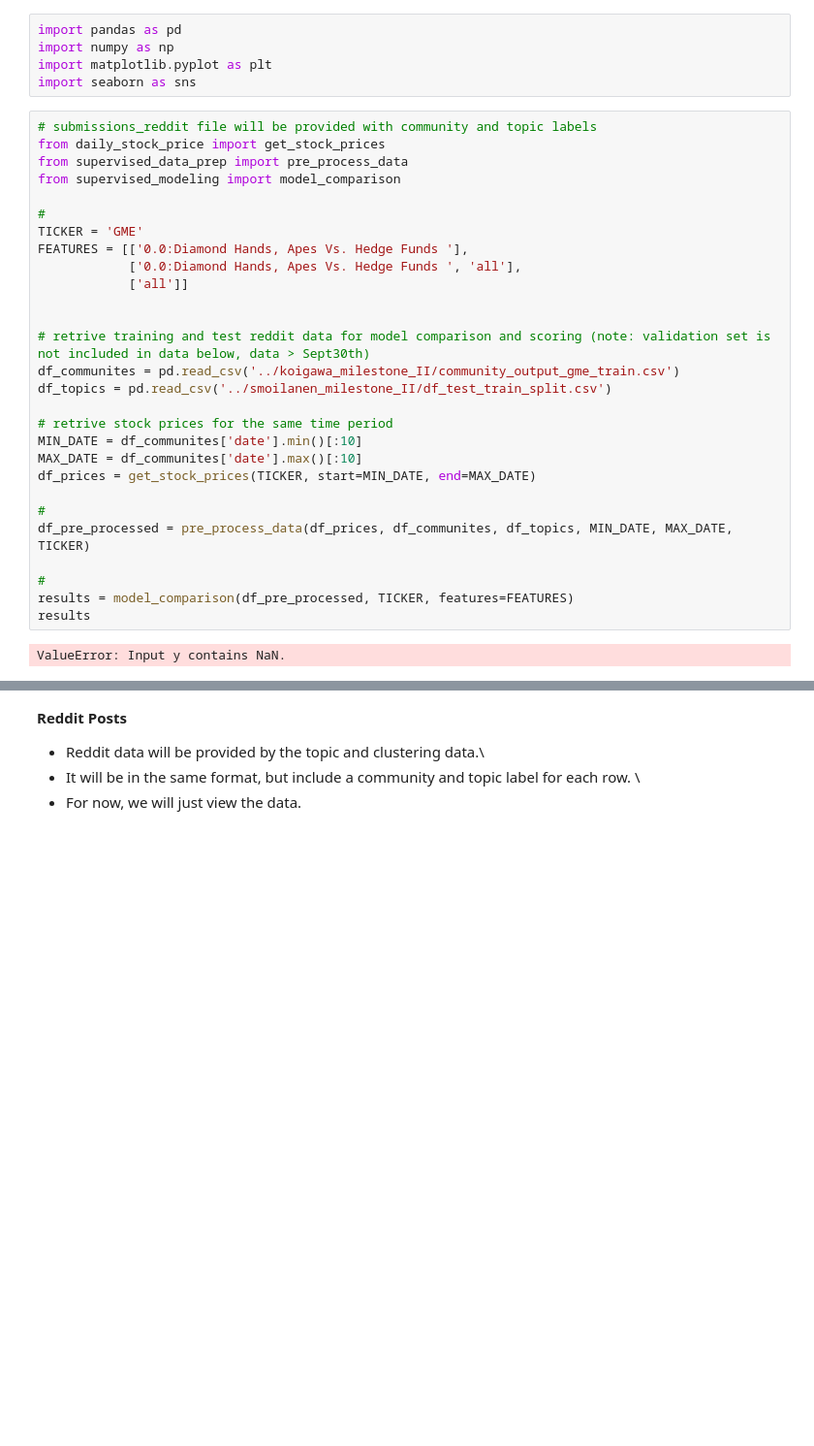
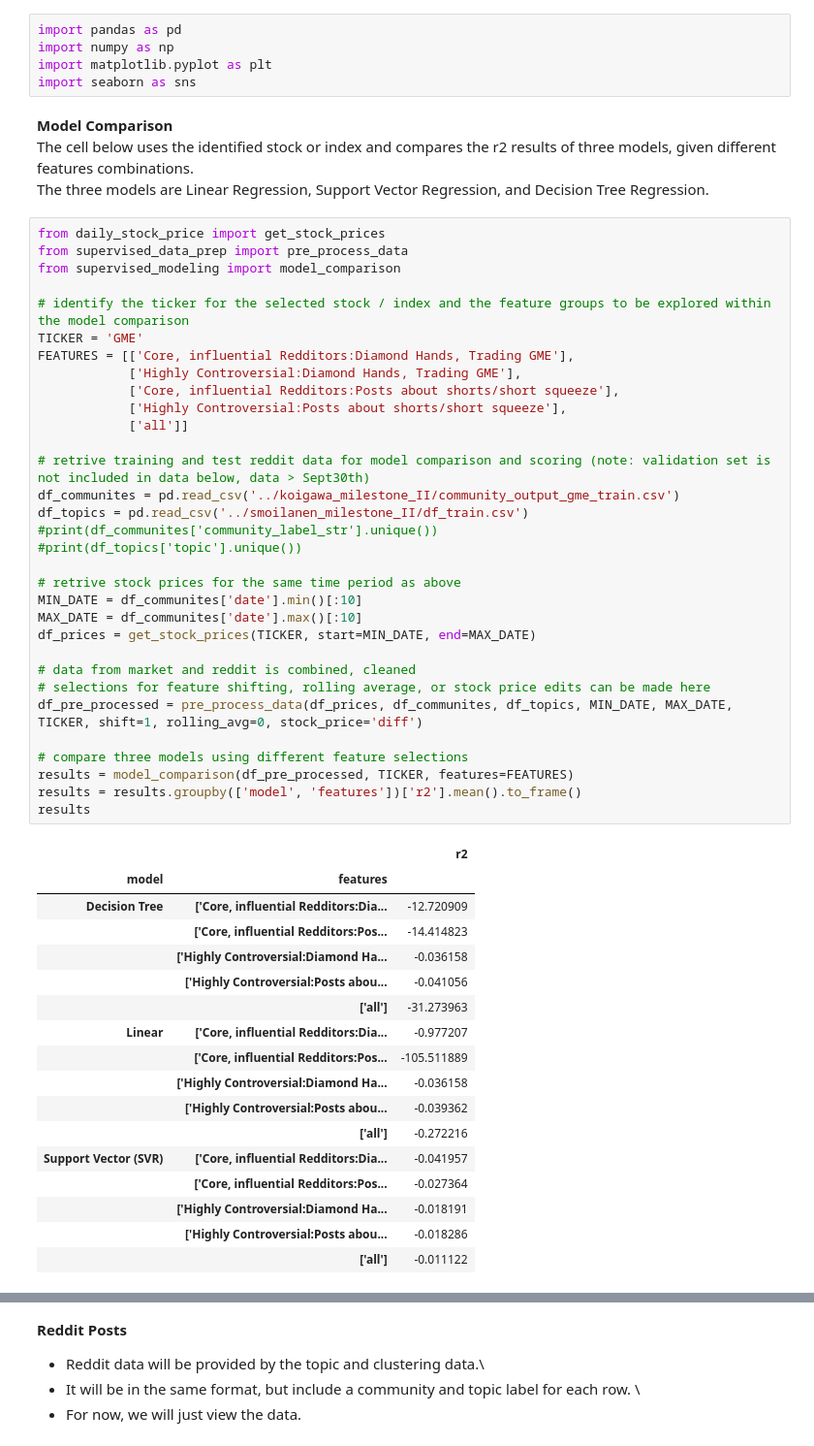
Before and after one commit to carldebski/mads_milestone_II, a Jupyter notebook: cdebski_milestone_II/model_comparison.ipynb, the cells around one changed output, grey strips where cells are left out. Shown at 97% size. Drawn from its saved outputs; the diff is of its cells as text; blank space fills up the shorter version.

Commit message:
updated community labels and topic groups

```diff
--- a/cdebski_milestone_II/model_comparison.ipynb
+++ b/cdebski_milestone_II/model_comparison.ipynb
@@ -3,33 +3,57 @@ import pandas as pd
 import numpy as np
 import matplotlib.pyplot as plt
 import seaborn as sns
+# %% [markdown]
+**Model Comparison** \
+The cell below uses the identified stock or index and compares the r2 results of three models, given different features combinations.\
+The three models are Linear Regression, Support Vector Regression, and Decision Tree Regression.
 # %%
-# submissions_reddit file will be provided with community and topic labels
 from daily_stock_price import get_stock_prices
 from supervised_data_prep import pre_process_data
 from supervised_modeling import model_comparison
 
-#
+# identify the ticker for the selected stock / index and the feature groups to be explored within the model comparison
 TICKER = 'GME'
-FEATURES = [['0.0:Diamond Hands, Apes Vs. Hedge Funds '],
-            ['0.0:Diamond Hands, Apes Vs. Hedge Funds ', 'all'],
+FEATURES = [['Core, influential Redditors:Diamond Hands, Trading GME'],
+            ['Highly Controversial:Diamond Hands, Trading GME'],
+            ['Core, influential Redditors:Posts about shorts/short squeeze'],
+            ['Highly Controversial:Posts about shorts/short squeeze'],
             ['all']]
-
 
 # retrive training and test reddit data for model comparison and scoring (note: validation set is not included in data below, data > Sept30th)
 df_communites = pd.read_csv('../koigawa_milestone_II/community_output_gme_train.csv')
-df_topics = pd.read_csv('../smoilanen_milestone_II/df_test_train_split.csv')
+df_topics = pd.read_csv('../smoilanen_milestone_II/df_train.csv')
+#print(df_communites['community_label_str'].unique())
+#print(df_topics['topic'].unique())
 
-# retrive stock prices for the same time period
+# retrive stock prices for the same time period as above
 MIN_DATE = df_communites['date'].min()[:10]
 MAX_DATE = df_communites['date'].max()[:10]
 df_prices = get_stock_prices(TICKER, start=MIN_DATE, end=MAX_DATE)
 
-#
-df_pre_processed = pre_process_data(df_prices, df_communites, df_topics, MIN_DATE, MAX_DATE, TICKER)
+# data from market and reddit is combined, cleaned
+# selections for feature shifting, rolling average, or stock price edits can be made here
+df_pre_processed = pre_process_data(df_prices, df_communites, df_topics, MIN_DATE, MAX_DATE, TICKER, shift=1, rolling_avg=0, stock_price='diff')
 
-#
+# compare three models using different feature selections
 results = model_comparison(df_pre_processed, TICKER, features=FEATURES)
+results = results.groupby(['model', 'features'])['r2'].mean().to_frame()
 results
 # %% [output]
-ValueError: Input y contains NaN.
+|  |  | r2 |
+| model | features |  |
+| Decision Tree | ['Core, influential Redditors:Dia... | -12.720909 |
+|  | ['Core, influential Redditors:Pos... | -14.414823 |
+|  | ['Highly Controversial:Diamond Ha... | -0.036158 |
+|  | ['Highly Controversial:Posts abou... | -0.041056 |
+|  | ['all'] | -31.273963 |
+| Linear | ['Core, influential Redditors:Dia... | -0.977207 |
+|  | ['Core, influential Redditors:Pos... | -105.511889 |
+|  | ['Highly Controversial:Diamond Ha... | -0.036158 |
+|  | ['Highly Controversial:Posts abou... | -0.039362 |
+|  | ['all'] | -0.272216 |
+| Support Vector (SVR) | ['Core, influential Redditors:Dia... | -0.041957 |
+|  | ['Core, influential Redditors:Pos... | -0.027364 |
+|  | ['Highly Controversial:Diamond Ha... | -0.018191 |
+|  | ['Highly Controversial:Posts abou... | -0.018286 |
+|  | ['all'] | -0.011122 |
```
Also changed, not shown: parts of 1 cell of this notebook, 1 other file.
